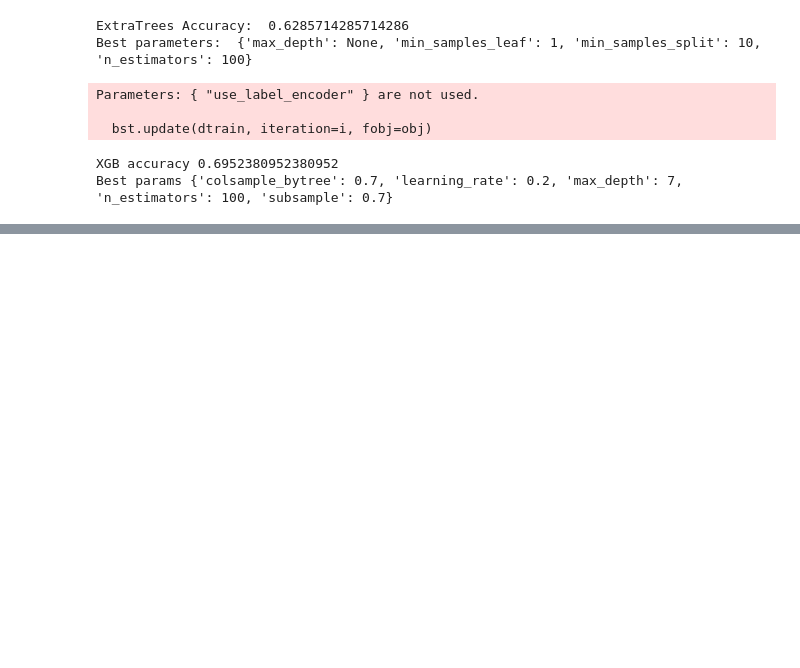
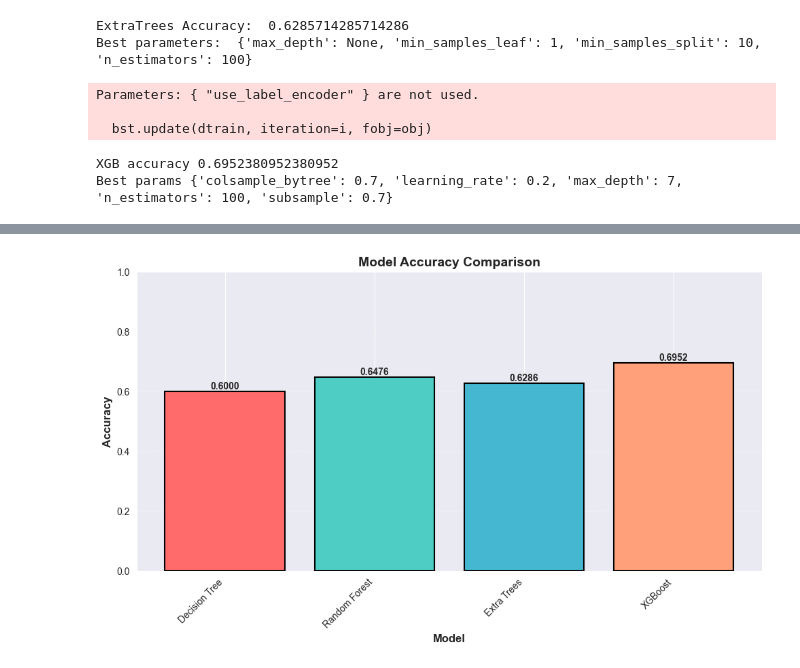
Before and after one commit to MateuszGruntkowski/Credit-Risk-Modeling, a Jupyter notebook: machine_learning.ipynb, the cells around one changed output, grey strips where cells are left out. Saved outputs shown, nothing was run; the diff lists cells and outputs as text; code cells hidden in the pictures; blank space fills up the shorter version.

Commit message:
Added models comparison and better models evaluation

```diff
--- a/machine_learning.ipynb
+++ b/machine_learning.ipynb
@@ -124,0 +132,11 @@ Best params {'colsample_bytree': 0.7, 'learning_rate': 0.2, 'max_depth': 7, 'n_e
+# %%
+models_comparison = {
+    'Model': ['Decision Tree', 'Random Forest', 'Extra Trees', 'XGBoost'],
+    'Accuracy': [acc_dt, acc_rf, acc_et, acc_xgb],
+    'Best Model': [best_dt, best_rf, best_et, best_xgb]
+}
+
+results_df = pd.DataFrame({
+    'Model': models_comparison['Model'],
+    'Accuracy': models_comparison['Accuracy']
+})
@@ -124,0 +162,22 @@ Best params {'colsample_bytree': 0.7, 'learning_rate': 0.2, 'max_depth': 7, 'n_e
+# %%
+plt.figure(figsize=(10, 6))
+
+colors = ['#FF6B6B', '#4ECDC4', '#45B7D1', '#FFA07A']
+bars = plt.bar(results_df['Model'], results_df['Accuracy'], color=colors, edgecolor='black', linewidth=1.5)
+plt.ylabel('Accuracy', fontsize=12, fontweight='bold')
+plt.xlabel('Model', fontsize=12, fontweight='bold')
+plt.title('Model Accuracy Comparison', fontsize=14, fontweight='bold')
+plt.ylim(0, 1.0)
+plt.xticks(rotation=45, ha='right')
+plt.grid(axis='y', alpha=0.3, linestyle='--')
+
+for bar in bars:
+    height = bar.get_height()
+    plt.text(bar.get_x() + bar.get_width()/2., height,
+             f'{height:.4f}',
+             ha='center', va='bottom', fontweight='bold')
+
+plt.tight_layout()
+plt.show()
+# %% [output]
+[figure, added]
```
Also changed, not shown: parts of 8 cells of this notebook.
